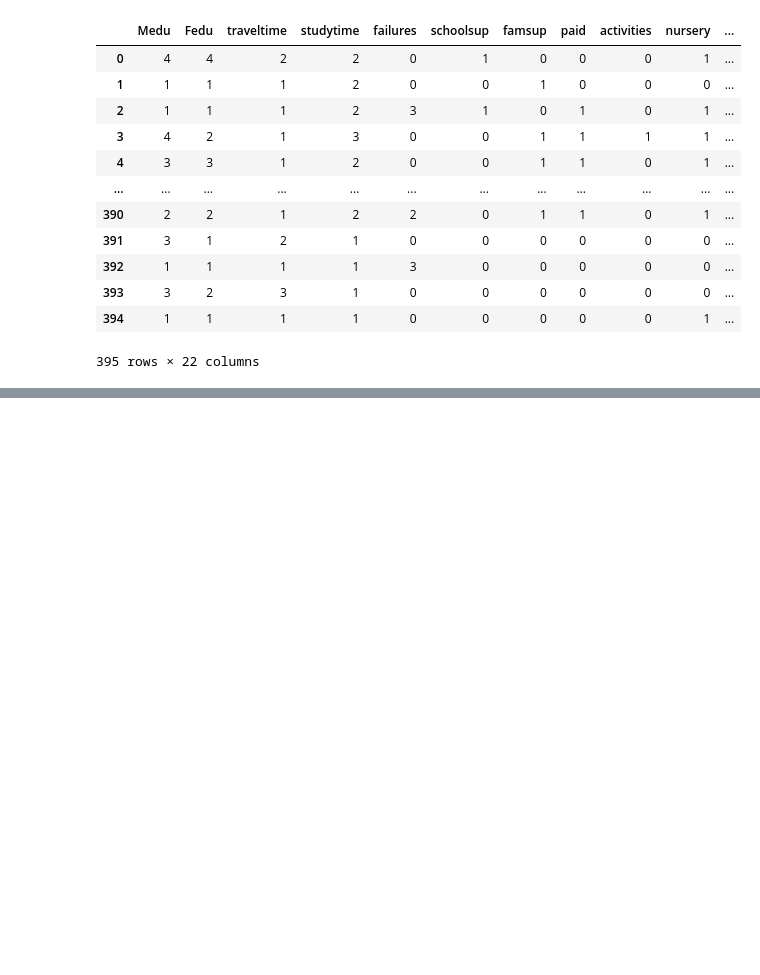
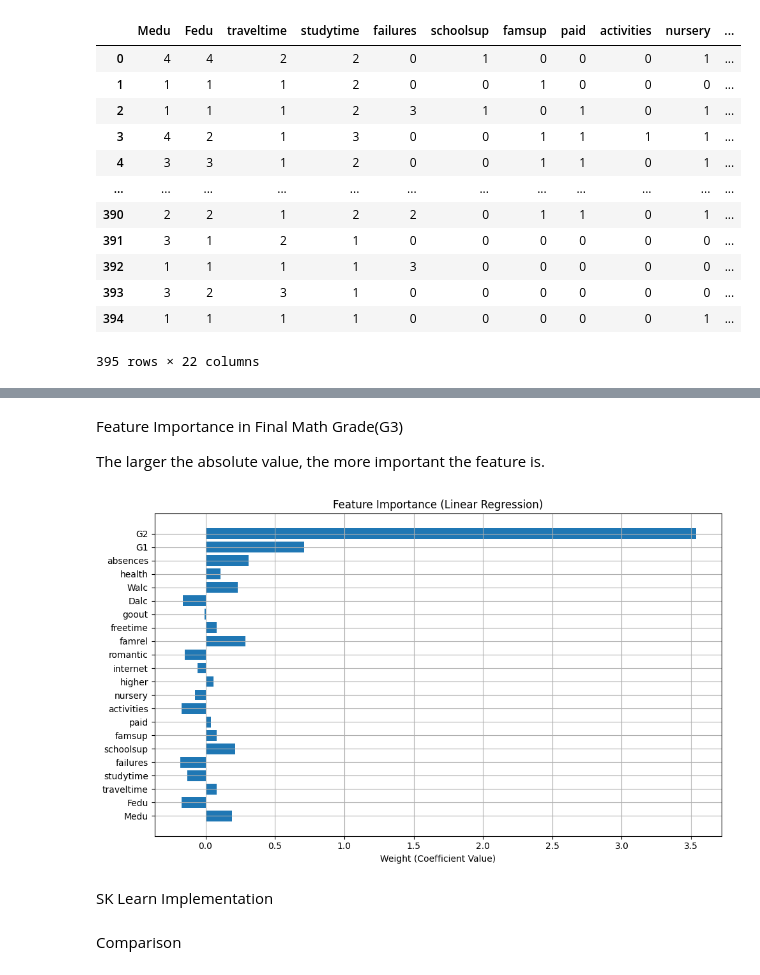
Before and after one commit to manan35122/Predicting-Student-Academic-Performance-Using-Socioeconomic-and-Psychological-Factors, a Jupyter notebook: main.ipynb, the cells around one changed output, grey strips where cells are left out. Drawn from its saved outputs; the diff is of its cells as text; code cells hidden in the pictures; blank space fills up the shorter version.

```diff
--- a/main.ipynb
+++ b/main.ipynb
@@ -40,0 +100,20 @@ Y = df_math['G3']
+# %% [markdown]
+Feature Importance in Final Math Grade(G3)
+
+The larger the absolute value, the more important the feature is.
+# %%
+feature_names = X.columns.tolist()
+
+weights_no_bias = weight[1:].flatten()
+
+plt.figure(figsize=(10, 6))
+plt.barh(feature_names, weights_no_bias)
+plt.xlabel("Weight (Coefficient Value)")
+plt.title("Feature Importance (Linear Regression)")
+plt.grid(True)
+plt.tight_layout()
+plt.show()
+# %% [output]
+[figure, added]
+# %% [markdown]
+SK Learn Implementation
@@ -40,0 +127,2 @@ Y = df_math['G3']
+# %% [markdown]
+Comparison
```
Also changed, not shown: parts of 16 cells of this notebook.
